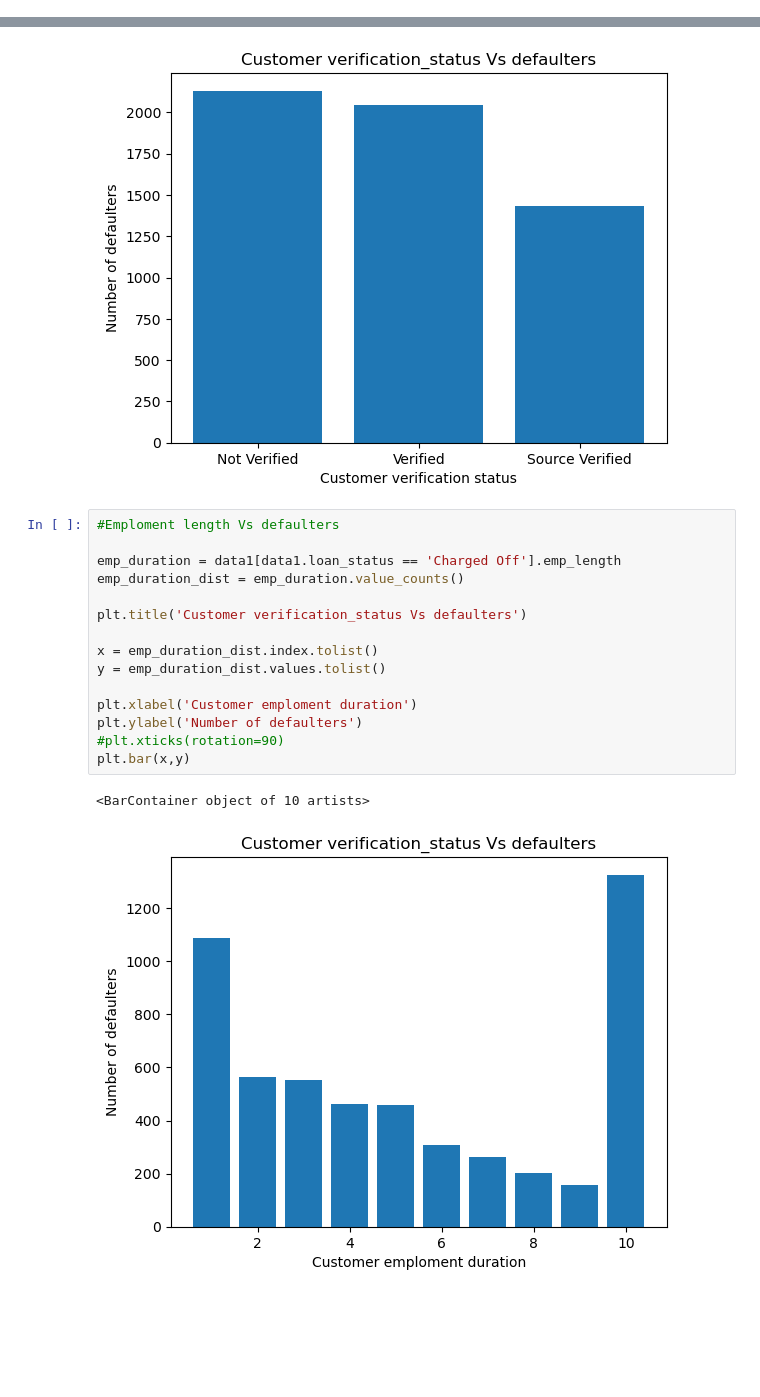
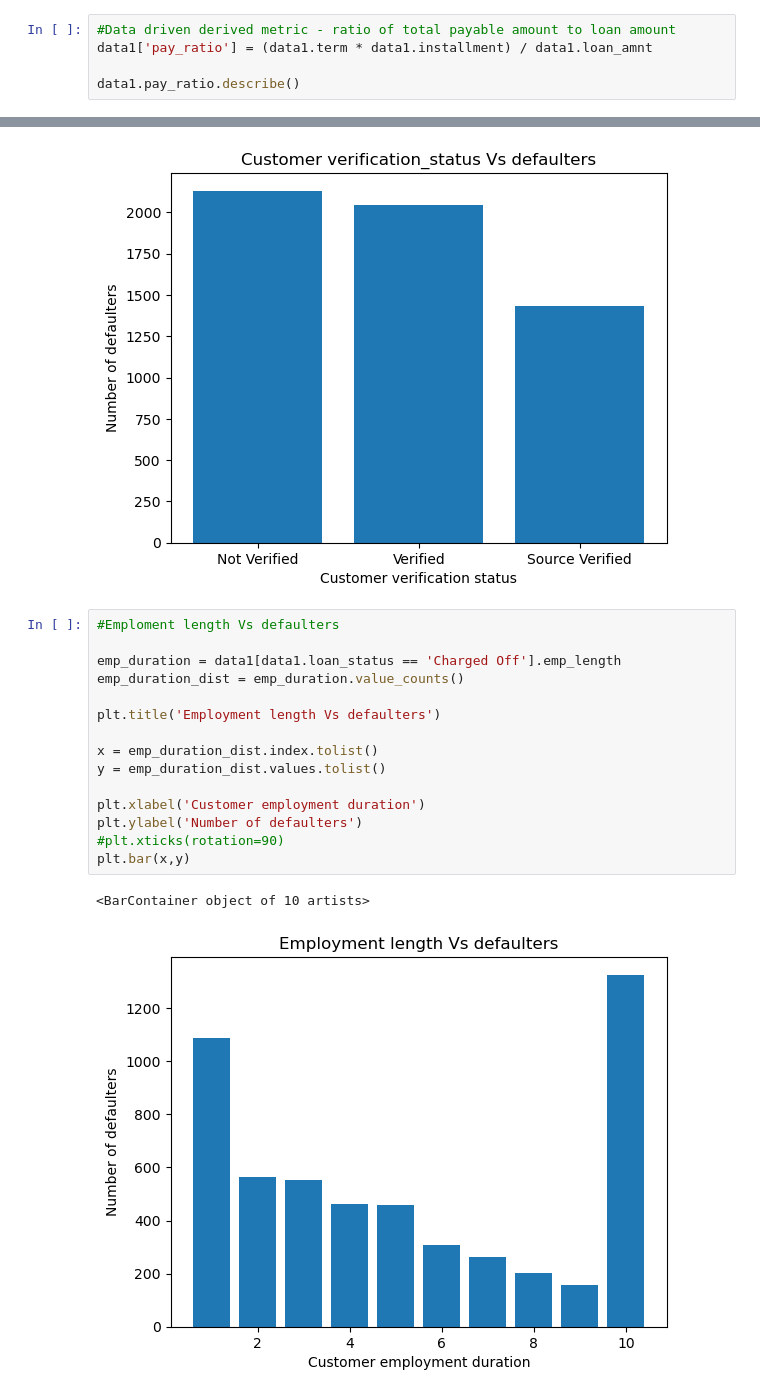
Before and after one commit to kiranp37/LendingClubCaseStudy, a Jupyter notebook: LendingClubCaseStudy.ipynb, the cells around one changed output, grey strips where cells are left out. Drawn from its saved outputs; the diff is of its cells as text; blank space fills up the shorter version.

```diff
--- a/LendingClubCaseStudy.ipynb
+++ b/LendingClubCaseStudy.ipynb
@@ -451,3 +452,8 @@ unique          3
 top       low_inc
 freq        39533
 Name: inc_type, dtype: object
+# %%
+#Data driven derived metric - ratio of total payable amount to loan amount
+data1['pay_ratio'] = (data1.term * data1.installment) / data1.loan_amnt
+
+data1.pay_ratio.describe()
@@ -661,18 +677,18 @@ plt.bar(x,y)
 # %%
 #Emploment length Vs defaulters
 
 emp_duration = data1[data1.loan_status == 'Charged Off'].emp_length
 emp_duration_dist = emp_duration.value_counts()
 
-plt.title('Customer verification_status Vs defaulters')
+plt.title('Employment length Vs defaulters')
 
 x = emp_duration_dist.index.tolist()
 y = emp_duration_dist.values.tolist()
 
-plt.xlabel('Customer emploment duration')
+plt.xlabel('Customer employment duration')
 plt.ylabel('Number of defaulters')
 #plt.xticks(rotation=90)
 plt.bar(x,y)
 # %% [output]
 <BarContainer object of 10 artists>
-[figure, old version]
+[figure, new version]
```
Also changed, not shown: parts of 5 cells of this notebook, 1 other file.
